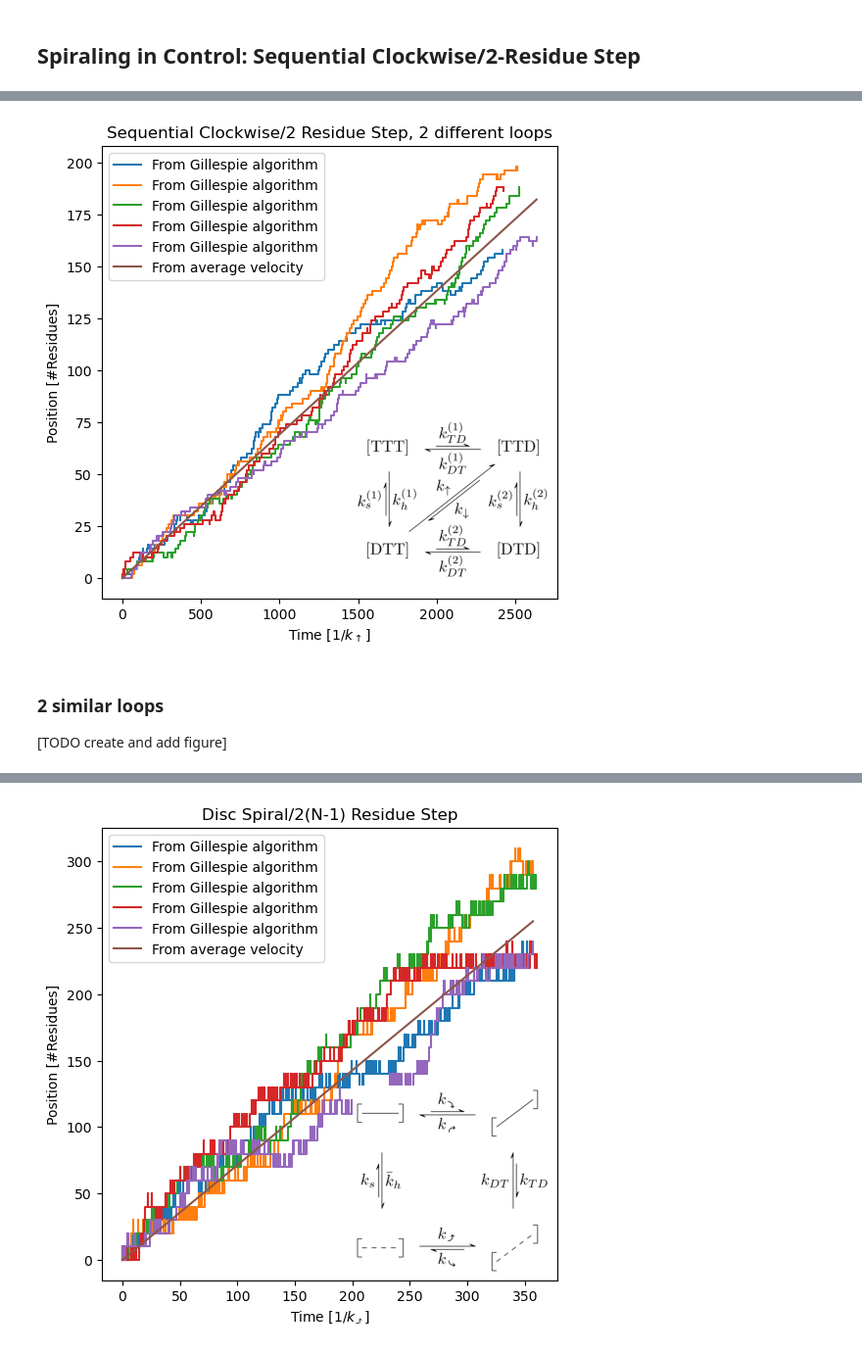
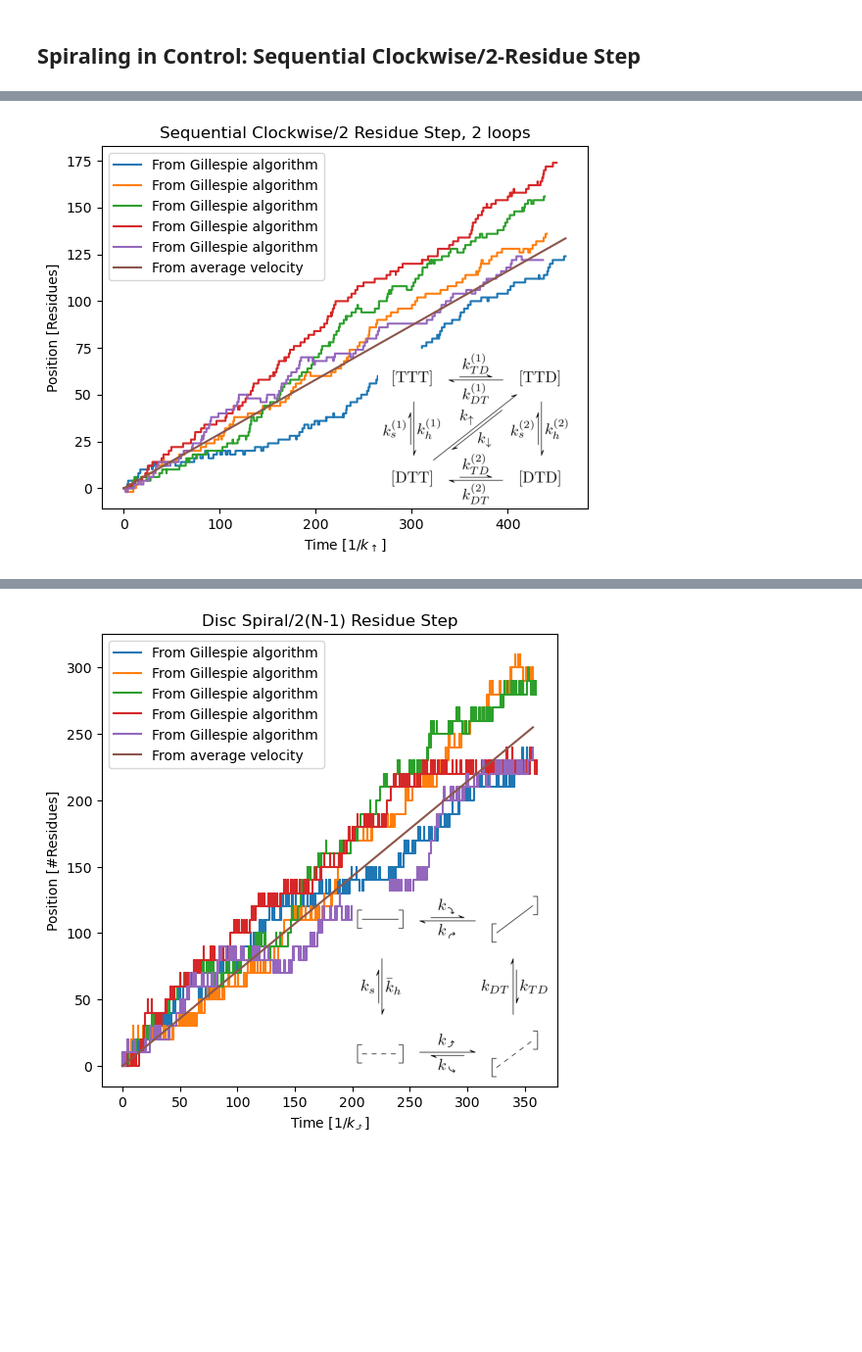
Before and after one commit to antmaier/Projet-de-Master, a Jupyter notebook: UnderstandingGillespieAlgorithm.ipynb, the cells around one changed output, grey strips where cells are left out. Shown at 98% size. Saved outputs shown, nothing was run; the diff lists cells and outputs as text; code cells hidden in the pictures; blank space fills up the shorter version.

```diff
--- a/UnderstandingGillespieAlgorithm.ipynb
+++ b/UnderstandingGillespieAlgorithm.ipynb
@@ -638,9 +655,13 @@ SC_2R_1_loop.gillespie(
 # %%
-trajectory = SC_2R_1_loop.gillespie(positions=True, n_simulations=5)
-fig, ax = SC_2R_1_loop.plot_position_evolution(
-    trajectory,
-    r"$1/k_\uparrow$",
+SC_2R_1_loop = SC2R1Loop()
+trajectories = SC_2R_1_loop.gillespie(n_simulations=5,
+    cumulative_sums={'position': 'displacement', 'ATP': 'ATP quantity'})
+ax = SC_2R_1_loop.plot_position_evolution(
+    list(trajectory[['timestamp', 'position']] for trajectory in trajectories),
+    time_unit=r"$1/k_\uparrow$",
+    position_unit="Residues",
     kinetic_scheme_image_path="SC_2R_1_loop_kinetic_scheme.jpg",
-    title="Sequential Clockwise/2 Residue Step, 1 loop")
+    title="Sequential Clockwise/2 Residue Step, 1 loop"
+)
 plt.show()
 # %% [output]
@@ -735,14 +675,14 @@ SC_2R_2_different_loops = TranslocationModel(kinetic_scheme, ("DTT", "TTD"), 2)
 # %%
-trajectory = SC_2R_2_different_loops.gillespie(positions=True, n_simulations=5)
-fig, ax = SC_2R_2_different_loops.plot_position_evolution(
-    trajectory,
-    r"$1/k_\uparrow$",
+SC_2R_2_loops = SC2R2Loops()
+trajectories = SC_2R_2_loops.gillespie(n_simulations=5,
+    cumulative_sums={'position': 'displacement', 'ATP': 'ATP quantity'})
+ax = SC_2R_2_loops.plot_position_evolution(
+    list(trajectory[['timestamp', 'position']] for trajectory in trajectories),
+    time_unit=r"$1/k_\uparrow$",
+    position_unit="Residues",
     kinetic_scheme_image_path="SC_2R_2_different_loops_kinetic_scheme.jpg",
-    title="Sequential Clockwise/2 Residue Step, 2 different loops")
+    title="Sequential Clockwise/2 Residue Step, 2 loops"
+)
 plt.show()
 # %% [output]
-[figure, old version]
+[figure, new version]
-# %% [markdown]
-### 2 similar loops
-
-[TODO create and add figure]
```
Also changed, not shown: parts of 9 cells of this notebook.
